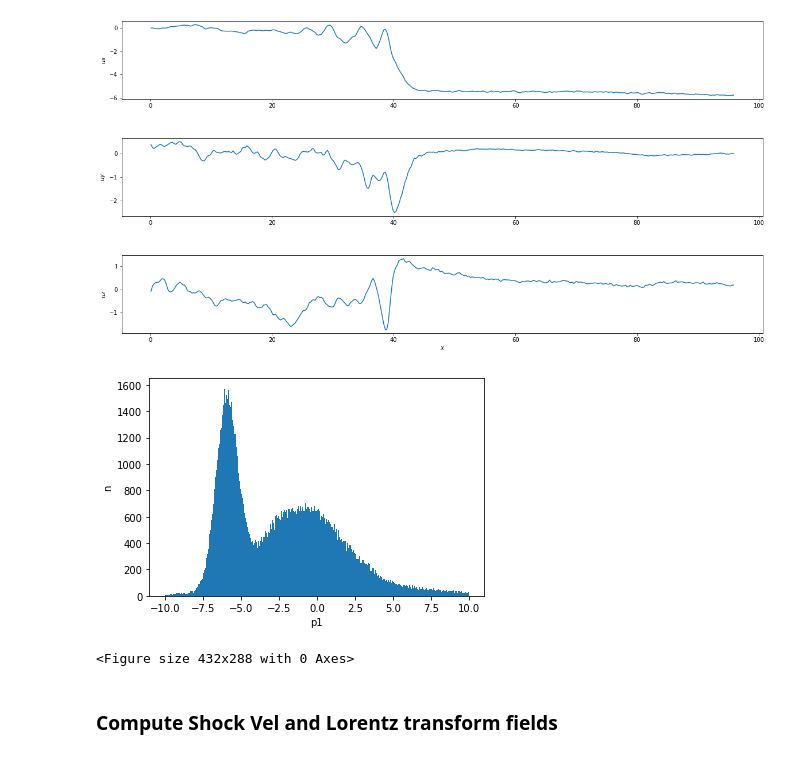
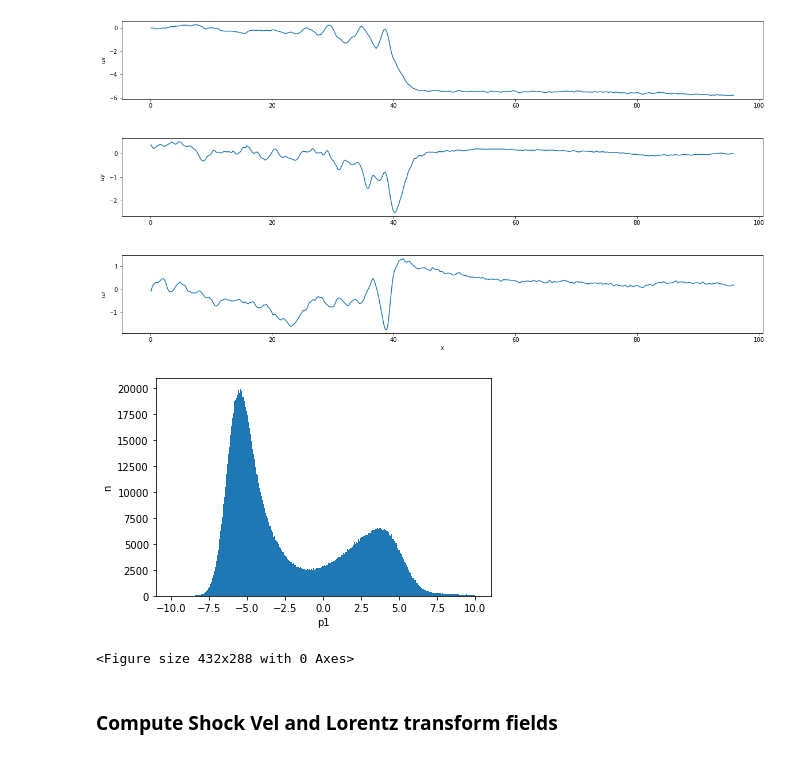
Before and after one commit to collinrbr/FPCAnalysis, a Jupyter notebook: dHybridR.ipynb, the cells around one changed output. Cells and saved outputs as stored; diff of their text form; code cells hidden in the pictures.

Commit message:
added frame tracker to fields and flow. Fixed bugs related to plotting ExB and taking field/flow average in box

```diff
--- a/dHybridR.ipynb
+++ b/dHybridR.ipynb
@@ -41,0 +44,3 @@ importlib.reload(pltvv)
+# %%
+path,vmax,dv,numframe,dx,xlim,ylim,zlim = anl.analysis_input()
+pathfields = "/Output/Raw/Sp01/raw_sp01_{:08d}.h5"
@@ -42,11 +51,5 @@ importlib.reload(pltvv)
 # %% [markdown]
 ### Load data
-# %%
-#variables related to loading
-path = "M06_th45/"
-path_fields = "M06_th45/"
-path_particles = "M06_th45/Output/Raw/Sp01/raw_sp01_{:08d}.h5"
-numframe = 2000
 # %%
 #load fields
 dfields = dh5.field_loader(path=path_fields,num=numframe)
@@ -56,7 +67,7 @@ dflow = dh5.flow_loader(path=path,num=numframe)
 # %%
 import time
 start = time.time()
-dparticles = dh5.read_box_of_particles(path_particles, numframe, dfields['ex_xx'][0], dfields['ex_xx'][-1], dfields['ex_yy'][0], dfields['ex_yy'][10], dfields['ex_zz'][0], dfields['ex_zz'][10])
+dparticles = dh5.read_box_of_particles(path_particles, numframe, xlim[0], xlim[1], ylim[0], ylim[1], zlim[0], zlim[1])
 end = time.time()
 print("Time consumed in loading: ",end - start)
 # %% [output]
@@ -96,9 +92,9 @@ plt1d.plot_all_flow(dflow, axis='_xx', xxindex = 0, yyindex = 0, zzindex = 0)
 # %% [output]
 [figure]
 # %%
-pltdebug.plot_1d_dist(dparticles, 'p1', 10., dfields['ex_xx'][0], dfields['ex_xx'][-1],dfields['ex_yy'][0], dfields['ex_yy'][-1])
+pltdebug.plot_1d_dist(dparticles, 'p1', 10., xlim[0], xlim[1], ylim[0], ylim[1])
 # %% [output]
-[figure, old version]
+[figure, new version]
 <Figure size 432x288 with 0 Axes>
 # %% [markdown]
 ### Compute Shock Vel and Lorentz transform fields
```
Also changed, not shown: parts of 64 cells of this notebook, 7 other files.
